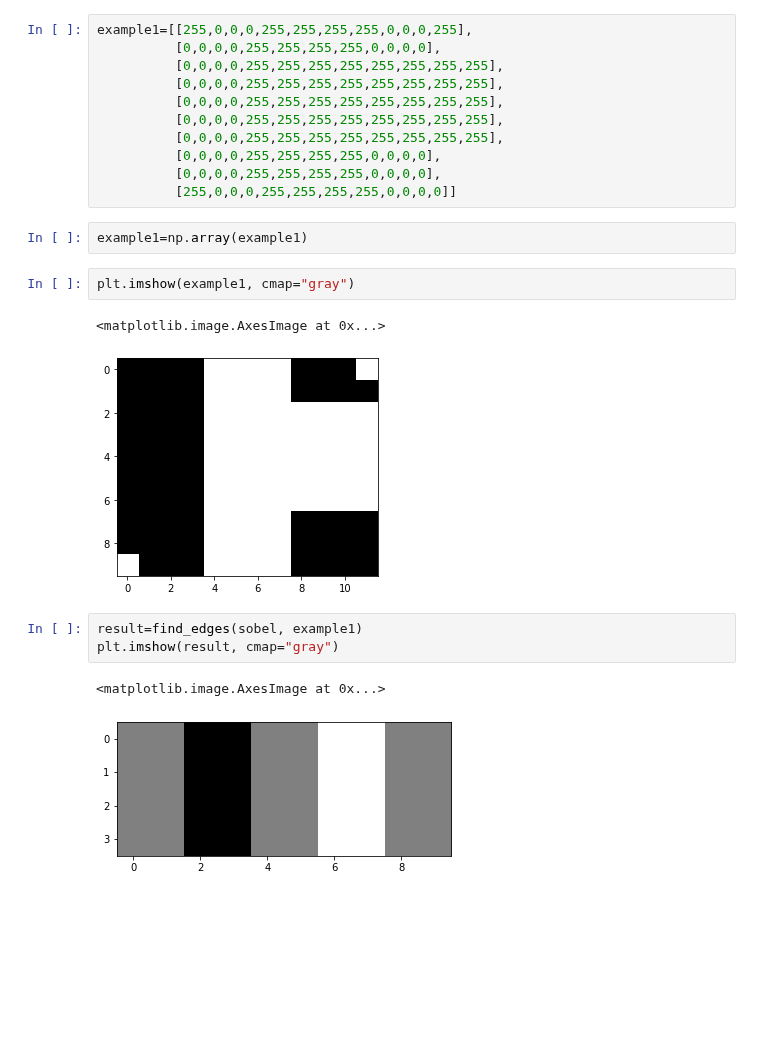
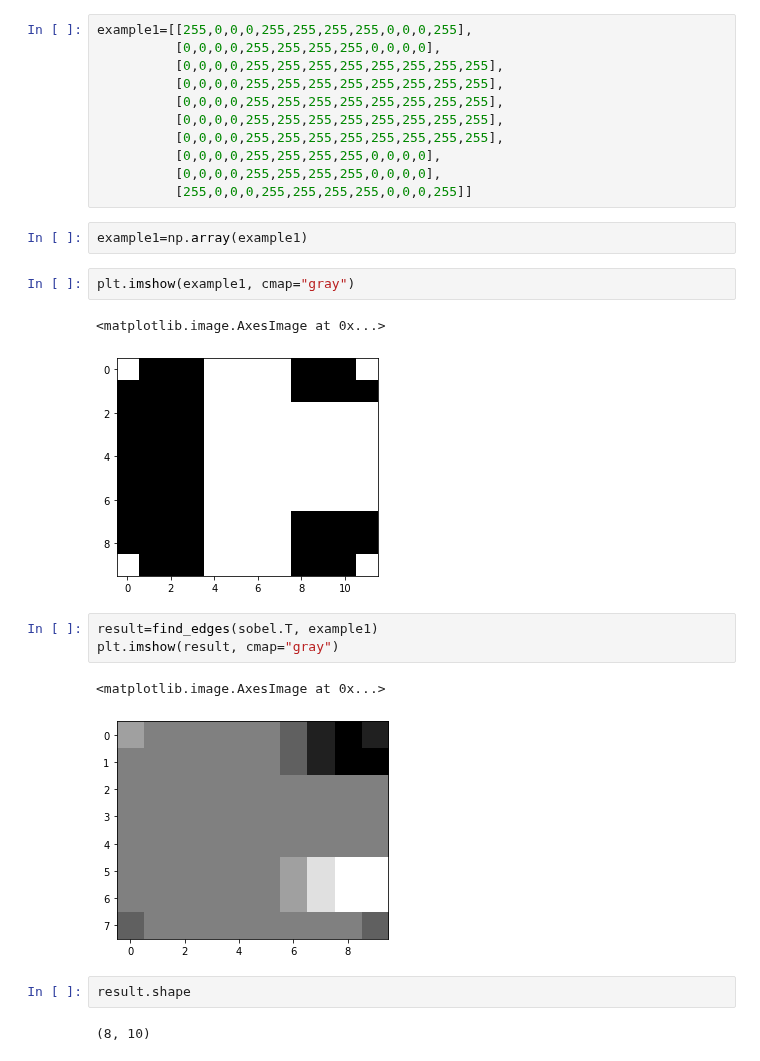
Before and after one commit to TUCchkul/ComputerVision-Object-Detection-and-Object-Tracking, a Jupyter notebook: Image-Processing/image-understanding-in-Details.ipynb, the cells around one changed output. Drawn from its saved outputs; the diff is of its cells as text; blank space fills up the shorter version.

Commit message:
image understanding

```diff
--- a/Image-Processing/image-understanding-in-Details.ipynb
+++ b/Image-Processing/image-understanding-in-Details.ipynb
@@ -276,17 +276,21 @@ example1=[[255,0,0,0,255,255,255,255,0,0,0,255],
           [0,0,0,0,255,255,255,255,255,255,255,255],
           [0,0,0,0,255,255,255,255,0,0,0,0],
           [0,0,0,0,255,255,255,255,0,0,0,0],
-          [255,0,0,0,255,255,255,255,0,0,0,0]]
+          [255,0,0,0,255,255,255,255,0,0,0,255]]
 # %%
 example1=np.array(example1)
 # %%
 plt.imshow(example1, cmap="gray")
 # %% [output]
 <matplotlib.image.AxesImage at 0x...>
-[figure, old version]
+[figure, new version]
 # %%
-result=find_edges(sobel, example1)
+result=find_edges(sobel.T, example1)
 plt.imshow(result, cmap="gray")
 # %% [output]
 <matplotlib.image.AxesImage at 0x...>
-[figure, old version]
+[figure, new version]
+# %%
+result.shape
+# %% [output]
+(8, 10)
```
